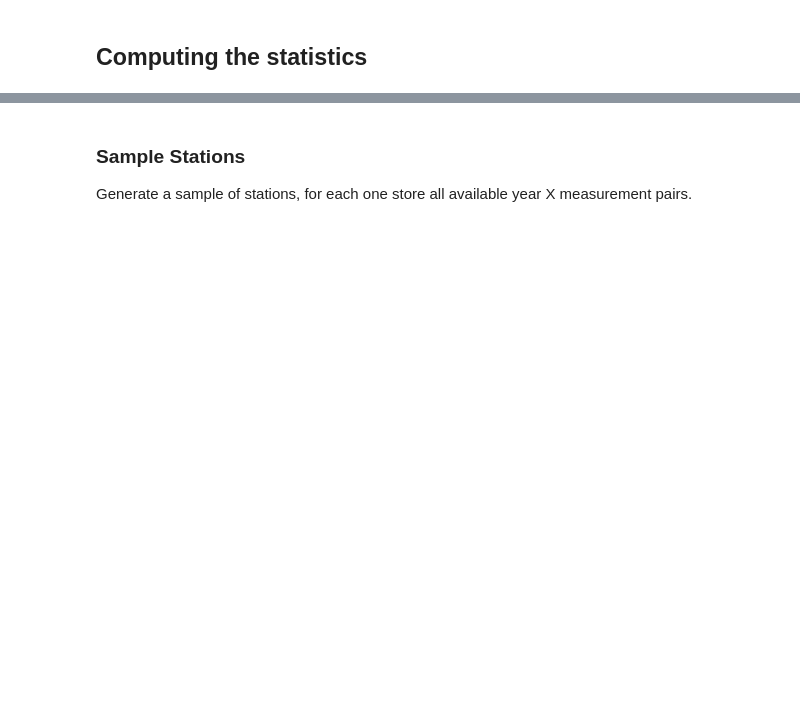
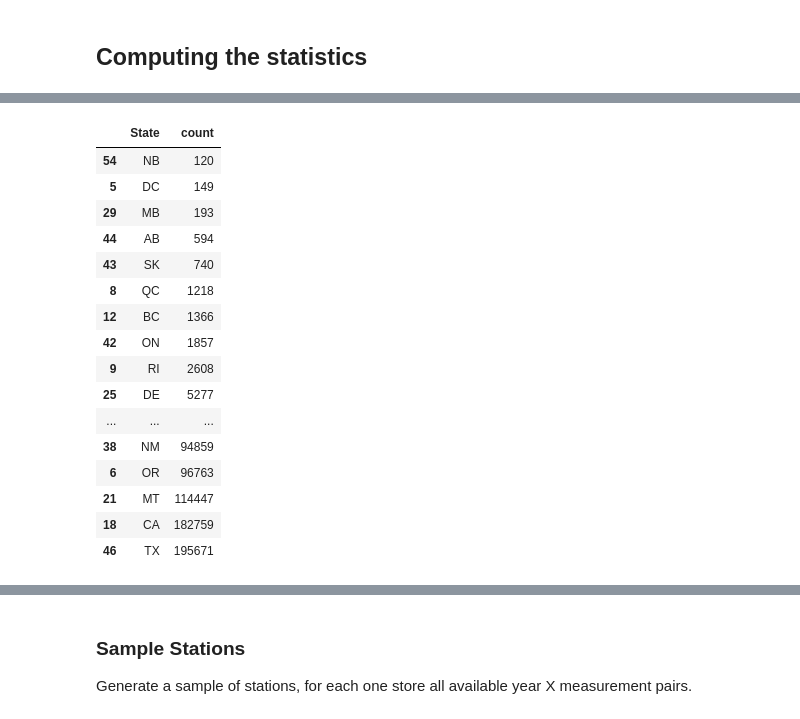
Before and after one commit to ucsd-edx/edX-Micro-Master-in-Data-Science, a Jupyter notebook: big-data-analytics-using-spark/notebooks/Section2-PCA/PCA/data_preparation/1.8 Computing Statistics.ipynb, the cells around one changed output, grey strips where cells are left out. Drawn from its saved outputs; the diff is of its cells as text; code cells hidden in the pictures; blank space fills up the shorter version.

Commit message:
Partitioned weather data by state

```diff
--- a/big-data-analytics-using-spark/notebooks/Section2-PCA/PCA/data_preparation/1.8 Computing Statistics.ipynb
+++ b/big-data-analytics-using-spark/notebooks/Section2-PCA/PCA/data_preparation/1.8 Computing Statistics.ipynb
@@ -3,13 +10,5 @@
 # %%
-%%time
-%pwd
-from pyspark import SparkContext
-sc = SparkContext(pyFiles=['/mnt/workspace/edX-Micro-Master-in-Data-Science/big-data-analytics-using-spark/notebooks/Section2-PCA/PCA/data_preparation/lib/numpy_pack.py'])
+lib_dir='/mnt/workspace/edX-Micro-Master-in-Data-Science/big-data-analytics-using-spark/notebooks/Section2-PCA/PCA/data_preparation/lib'
+libfiles=glob(lib_dir+'/*.py')
 
-N=sc.defaultParallelism
-print('Number of executors=',N)
-
-from pyspark import SparkContext
-from pyspark.sql import SQLContext
-
-sqlContext = SQLContext(sc)
+sc = SparkContext(pyFiles=libfiles)
@@ -54,7 +67,10 @@ SELECT * FROM parquet.`/weather/US_weather.parquet`
 # %%
-from time import time
+US_stations_parquet='/weather/US_stations.parquet'
+Query="SELECT * FROM parquet.`%s`"%US_stations_parquet
+print(Query)
+
 t=time()
-df = sqlContext.sql(Query).cache()
-print(df.count())
+stations = sqlContext.sql(Query).cache()
+print(stations.count())
 print('took',time()-t,'seconds')
 # %% [output]
@@ -62,0 +80,3 @@ took 26.90052103996277 seconds
+# %%
+station_state=stations.select(['Station','State'])
+station_state.show(4)
@@ -62,0 +103,3 @@ took 26.90052103996277 seconds
+# %%
+df1=df.join(station_state,on='Station', how='inner')
+df1.show(2)
@@ -63,3 +114,25 @@ took 26.90052103996277 seconds
+# %%
+records_per_state_pdf=df1.groupby('State').count().toPandas()
+records_per_state_pdf = records_per_state_pdf.sort_values('count')
+records_per_state_pdf
+# %% [output]
+|  | State | count |
+| 54 | NB | 120 |
+| 5 | DC | 149 |
+| 29 | MB | 193 |
+| 44 | AB | 594 |
+| 43 | SK | 740 |
+| 8 | QC | 1218 |
+| 12 | BC | 1366 |
+| 42 | ON | 1857 |
+| 9 | RI | 2608 |
+| 25 | DE | 5277 |
+| ... | ... | ... |
+| 38 | NM | 94859 |
+| 6 | OR | 96763 |
+| 21 | MT | 114447 |
+| 18 | CA | 182759 |
+| 46 | TX | 195671 |
 # %%
 def Unpack(V):
     return unpackArray(V,data_type=np.float16)
```
Also changed, not shown: parts of 28 cells of this notebook, 1 other file.
